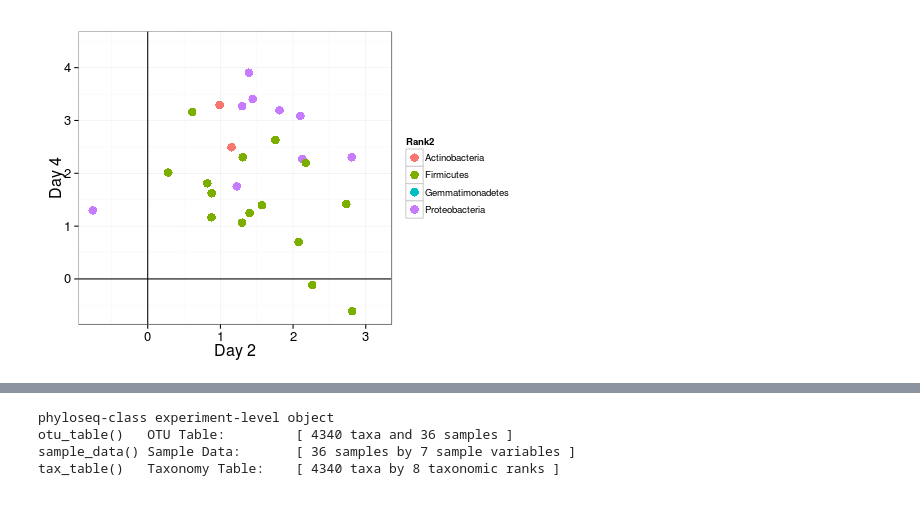
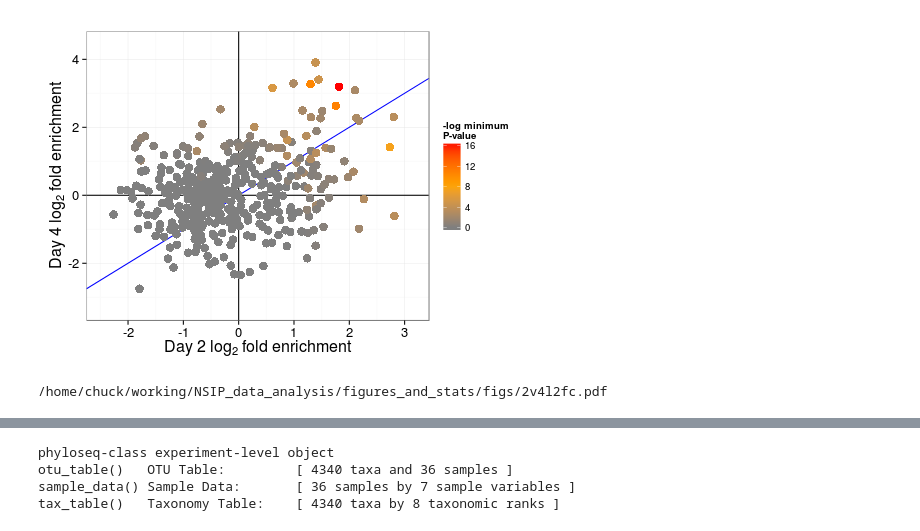
Before and after one commit to chuckpr/NSIP_data_analysis, a Jupyter notebook: figures_and_stats/interaction.ipynb, the cells around one changed output, grey strips where cells are left out. Saved outputs shown, nothing was run; the diff lists cells and outputs as text; code cells hidden in the pictures.

```diff
--- a/figures_and_stats/interaction.ipynb
+++ b/figures_and_stats/interaction.ipynb
@@ -17,25 +21,33 @@ rspndrs = read.csv("../data/l2fc_table.csv", stringsAsFactors = FALSE) %>%
 # %%
 %%R -w 500 -h 350
 d = read.csv("../data/l2fc_table.csv", stringsAsFactors = FALSE) %>%
-    filter(OTU %in% rspndrs, test == "greater") %>%
-    select(OTU, Rank2, day, log2FoldChange) %>%
+    filter(test == "greater") %>%
+    group_by(OTU) %>%
+    mutate(min.p = min(p.adj, na.rm = TRUE)) %>%
+    select(OTU, min.p, Rank2, day, log2FoldChange) %>%
     spread(day, log2FoldChange)
 
-p = ggplot(d, aes(x = `2`, y = `4`, color = Rank2))
+p = ggplot(d, aes(x = `2`, y = `4`, color = -log(min.p)))
 
 p = p + geom_hline(xintercept = 0)
 
 p = p + geom_vline(yintercept = 0)
 
+p = p + geom_abline(slope = 1, color = "blue")
+
 p = p + geom_point(size = 4)
 
-p = p + labs(x = "Day 2", y = "Day 4")
+p = p + scale_colour_gradientn(colours = c("grey50", "orange", "red"))
+
+p = p + labs(x = expression(paste("Day 2 ", log[2], " fold", " enrichment", sep = "")),
+             y = expression(paste("Day 4 ", log[2], " fold", " enrichment", sep = "")),
+             color = "-log minimum\nP-value")
 
 p = p + theme_bw()
 
 p = p + theme(axis.text = element_text(size = 13),
               axis.title = element_text(size = 16))
 
 p
 # %% [output]
-[figure, old version]
+[figure, new version]
@@ -41,0 +57,4 @@ p
+# %%
+FileLink("figs/2v4l2fc.pdf")
+# %% [output]
+/home/chuck/working/NSIP_data_analysis/figures_and_stats/figs/2v4l2fc.pdf
```
Also changed, not shown: parts of 6 cells of this notebook, 11 other files.
